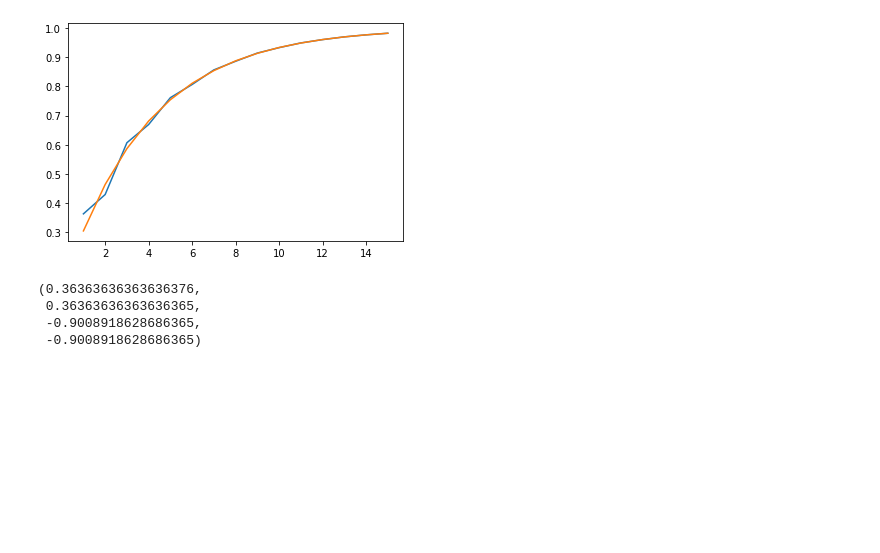
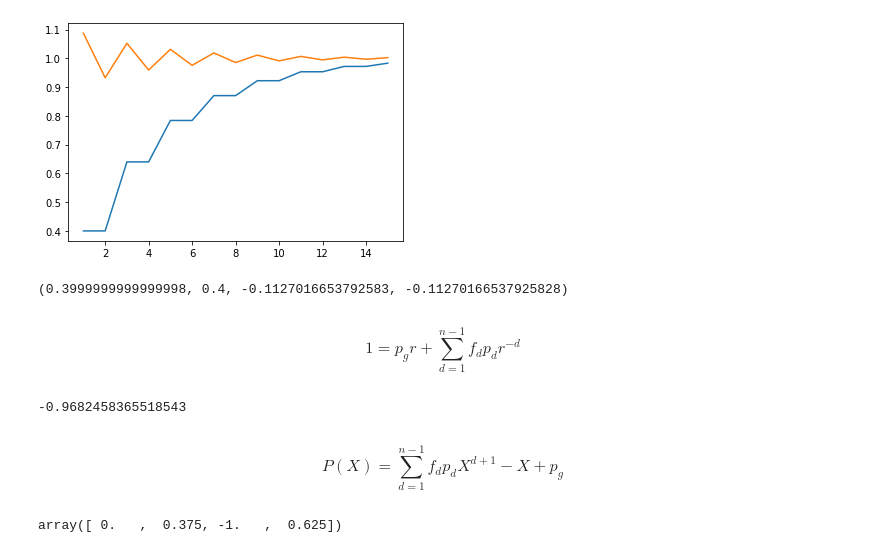
Before and after one commit to jeanHeibig/casinoRoulette, a Jupyter notebook: model2/q_theorique.ipynb, the cells around one changed output. Drawn from its saved outputs; the diff is of its cells as text; code cells hidden in the pictures; blank space fills up the shorter version.

```diff
--- a/model2/q_theorique.ipynb
+++ b/model2/q_theorique.ipynb
@@ -14,36 +14,42 @@ z = 1  # Nombre de zéros
 # f[1], f[2], f[5], f[8], f[11], f[17], f[35] = 6, 9, 22, 24, 26, 60, 37
 
 n = 3  # Nombre de numéros (zéros exclus)
 f = np.zeros(n)
-f[1], f[2] = 1, 1
+f[1], f[2] = 1, 0
 
 f /= np.sum(f)
 
 p = lambda d: n / (n + z) / (d + 1)
 p_g = 1 - f @ p(np.arange(n))
 
 c = np.vectorize(lambda l: f[l:] @ p(np.arange(l, n)))
 Q = np.append(c(np.arange(1, n)), -p_g)
 x = np.roots(Q)
 r = 1 / x
 
 V = np.vander(x)
 mu = -np.ones(n - 1) @ np.linalg.inv(V)
 mu_real = -np.real(np.exp(np.sum(np.log((1 - x[:-1]) / (x[-1] - x[:-1])))))  # Quick leading term
 
 q = np.vectorize(lambda k: 1 + np.real(mu @ r ** k))
 
 k = np.arange(1, 5 * n + 1)
 q_k = q(k)
 
 plt.plot(k, q_k)
 plt.plot(k, 1 + mu_real * np.real(r[-1]) ** k)
 plt.show()
 
 float(q(1)), z / (n + z) / p_g, np.real(mu[-1]), mu_real
 # %% [output]
-[figure, old version]
+[figure, new version]
-(0.36363636363636376,
- 0.36363636363636365,
- -0.9008918628686365,
- -0.9008918628686365)
+(0.3999999999999998, 0.4, -0.1127016653792583, -0.11270166537925828)
+# %% [markdown]
+$$1 = p_{g} r + \sum_{d = 1}^{n - 1} f_{d} p_{d} r^{-d}$$
+# %%
+P = lambda r: p_g * r + (f[1:] * p(np.arange(1, n))) @ (1 / r) ** np.arange(1, n)
+P(r[1])
+# %% [output]
+-0.9682458365518543
+# %% [markdown]
+$$P(X) = \sum_{d = 1}^{n - 1} f_{d} p_{d} X^{d + 1} - X + p_{g}$$
@@ -49,0 +58,4 @@ float(q(1)), z / (n + z) / p_g, np.real(mu[-1]), mu_real
+# %%
+np.append(f[np.arange(n - 1, 0, -1)] * p(np.arange(n - 1, 0, -1)), np.array([-1, p_g]))
+# %% [output]
+array([ 0.   ,  0.375, -1.   ,  0.625])
```
Also changed, not shown: parts of 5 cells of this notebook.
